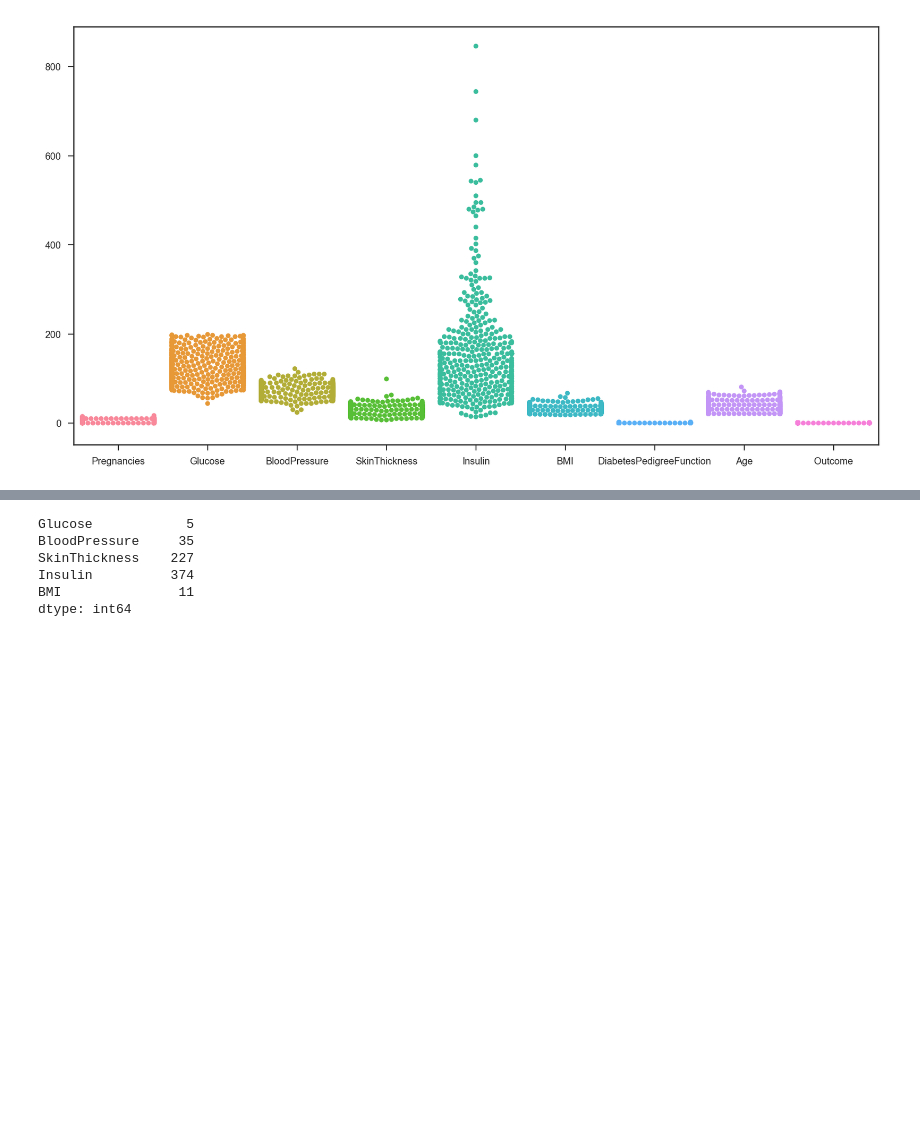
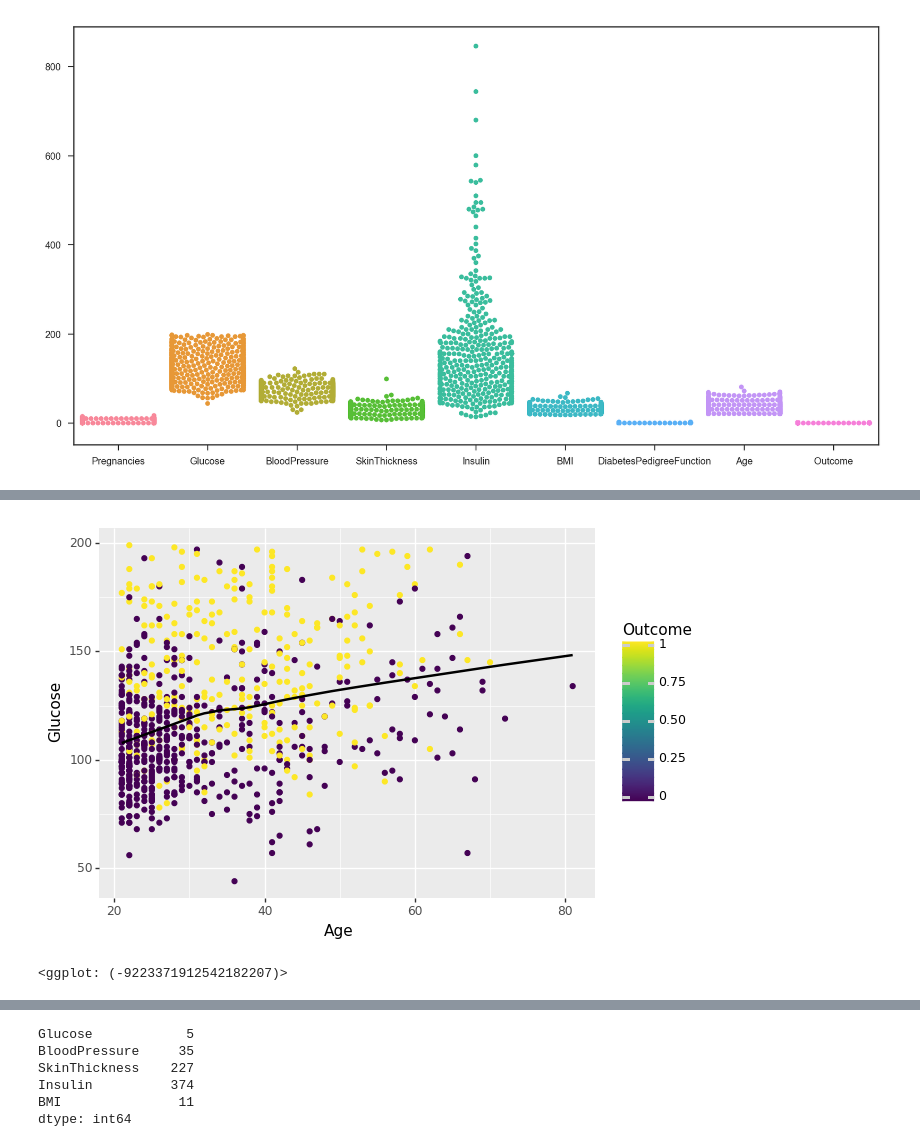
Before and after one commit to kp-algomaster/Data_PreProcessing_with_Python, a Jupyter notebook: data_pre-processing.ipynb, the cells around one changed output, grey strips where cells are left out. Cells and saved outputs as stored; diff of their text form; code cells hidden in the pictures; blank space fills up the shorter version.

```diff
--- a/data_pre-processing.ipynb
+++ b/data_pre-processing.ipynb
@@ -275,0 +368,8 @@ plt.show()
+# %%
+import warnings
+warnings.filterwarnings("ignore")
+from plotnine import *
+ggplot(pima_df,aes(x='Age',y='Glucose',colour='Outcome'))+geom_point()+stat_smooth()
+# %% [output]
+[figure, added]
+<ggplot: (-9223371912542182207)>
```
Also changed, not shown: parts of 30 cells of this notebook.
